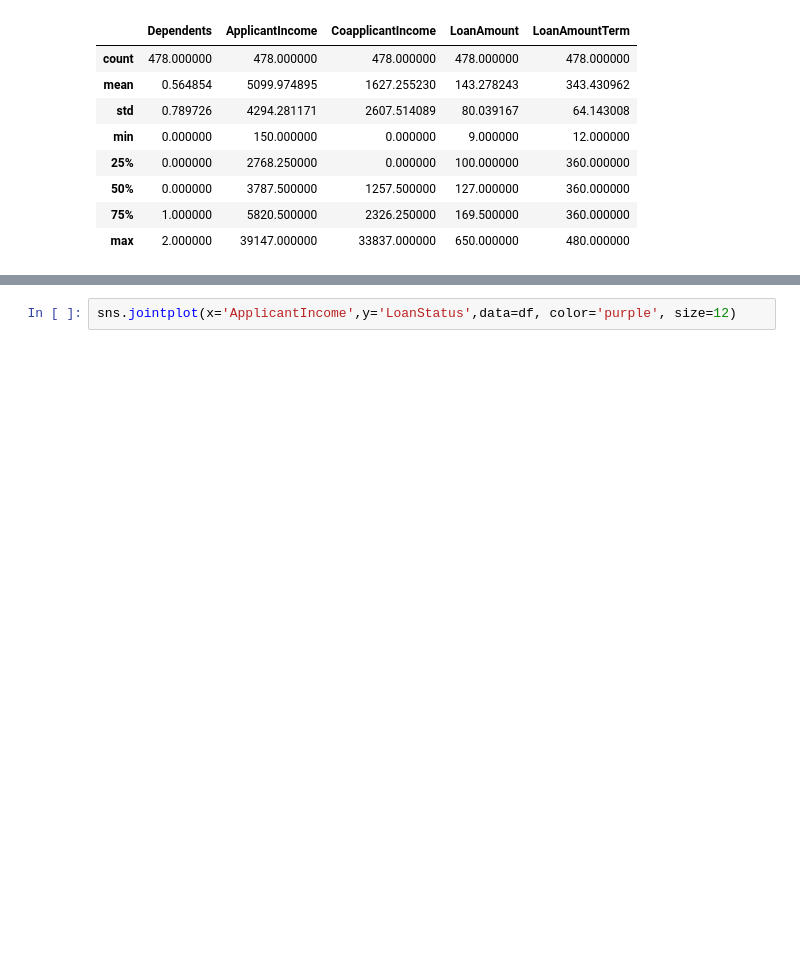
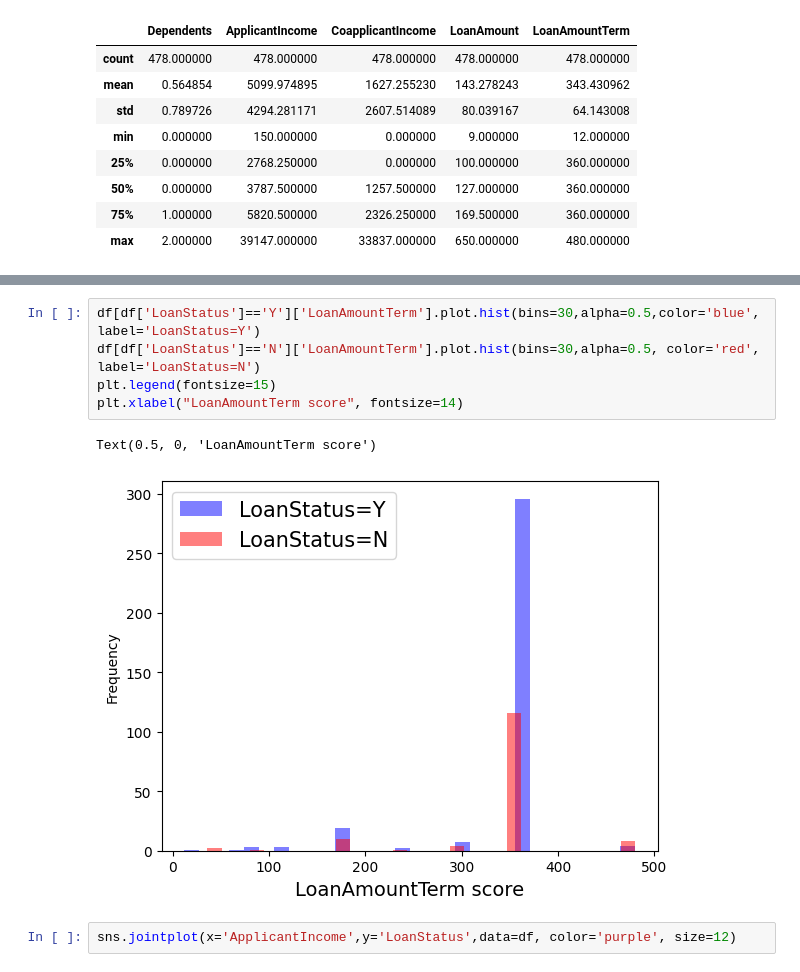
Before and after one commit to EstherMedinaQuintero/TratamientoInteligenteDatos-Clasificacion, a Jupyter notebook: definitivos/visualizar-relaciones.ipynb, the cells around one changed output, grey strips where cells are left out. Saved outputs shown, nothing was run; the diff lists cells and outputs as text; blank space fills up the shorter version.

```diff
--- a/definitivos/visualizar-relaciones.ipynb
+++ b/definitivos/visualizar-relaciones.ipynb
@@ -54,3 +71,11 @@ Text(0.5, 0, 'ApplicantIncome score')
+# %%
+df[df['LoanStatus']=='Y']['LoanAmountTerm'].plot.hist(bins=30,alpha=0.5,color='blue', label='LoanStatus=Y')
+df[df['LoanStatus']=='N']['LoanAmountTerm'].plot.hist(bins=30,alpha=0.5, color='red', label='LoanStatus=N')
+plt.legend(fontsize=15)
+plt.xlabel("LoanAmountTerm score", fontsize=14)
+# %% [output]
+Text(0.5, 0, 'LoanAmountTerm score')
+[figure, added]
 # %%
 sns.jointplot(x='ApplicantIncome',y='LoanStatus',data=df, color='purple', size=12)
 # %% [output]
```
Also changed, not shown: parts of 4 cells of this notebook, 5 other files.
